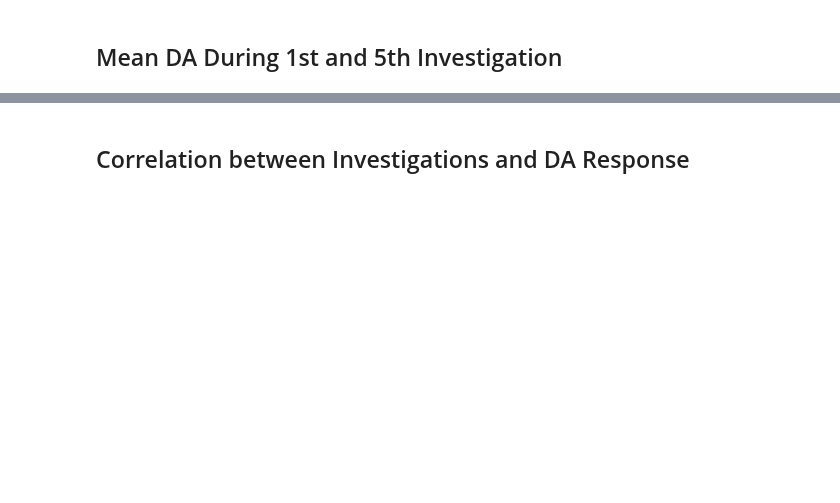
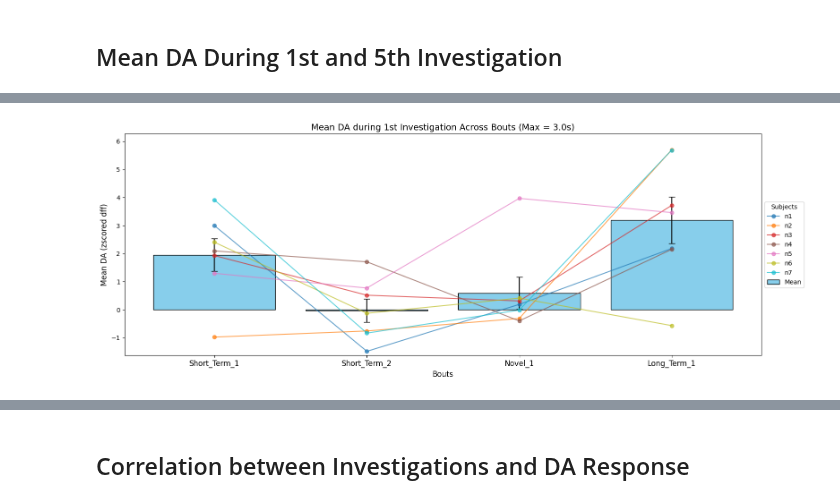
Before and after one commit to AlbertLeei/PCLAB_Photometry, a Jupyter notebook: P2_Code/home_cage/home_cage_analysis.ipynb, the cells around one changed output, grey strips where cells are left out. Saved outputs shown, nothing was run; the diff lists cells and outputs as text; code cells hidden in the pictures; blank space fills up the shorter version.

```diff
--- a/P2_Code/home_cage/home_cage_analysis.ipynb
+++ b/P2_Code/home_cage/home_cage_analysis.ipynb
@@ -72,0 +81,6 @@ plot_y_across_bouts(inv_1st_mean_df, 'Mean DA during 1st Investigation Across Bo
+# %%
+inv_1st_mean_df = extract_nth_behavior_mean_da_corrected(group_data=group_data, bouts=columns, behavior='Investigation', n =1, max_duration=3.0)
+
+plot_y_across_bouts(inv_1st_mean_df, 'Mean DA during 1st Investigation Across Bouts (Max = 3.0s)','Mean DA (zscored dff)')
+# %% [output]
+[figure, added]
```
Also changed, not shown: parts of 20 cells of this notebook, 6 other files.
